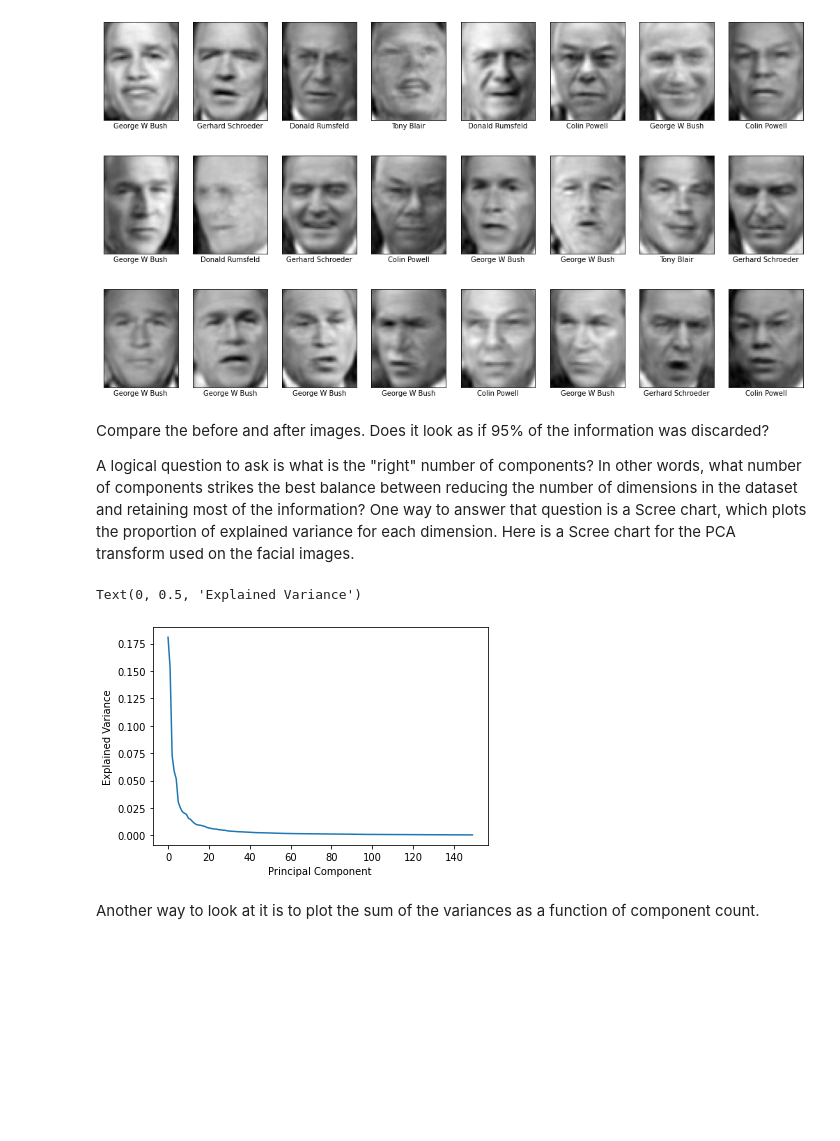
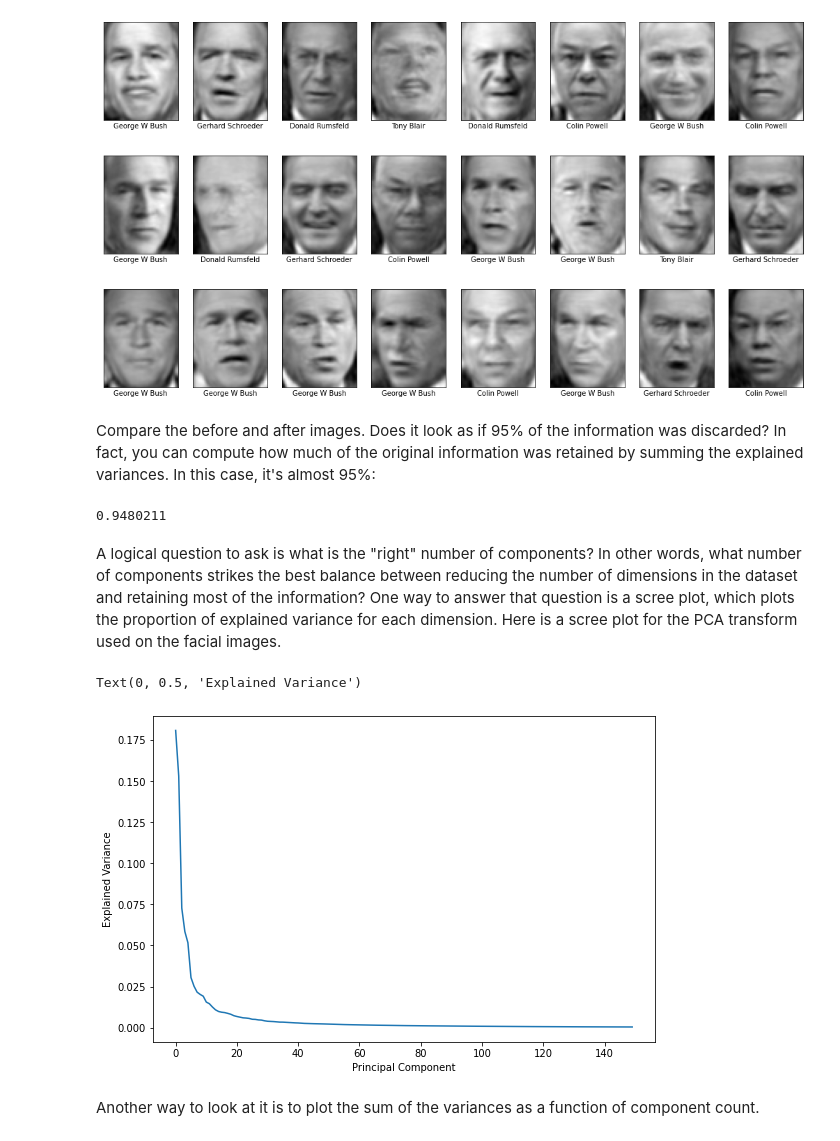
Before and after one commit to jeffprosise/Machine-Learning, a Jupyter notebook: PCA.ipynb, the cells around one changed output. Drawn from its saved outputs; the diff is of its cells as text; code cells hidden in the pictures; blank space fills up the shorter version.

```diff
--- a/PCA.ipynb
+++ b/PCA.ipynb
@@ -100,7 +99,7 @@ for i, axi in enumerate(ax.flat):
 # %% [markdown]
 Now reduce 2,914 dimensions (62 x 47) to 150 using PCA and invert the transform to restore the facial images.
 # %%
-pca = PCA(n_components=150, whiten=True, svd_solver='randomized', random_state=0)
+pca = PCA(n_components=150, random_state=0)
 pca_faces = pca.fit_transform(faces.data)
 unpca_faces = pca.inverse_transform(pca_faces).reshape(1140, 62, 47)
 # %% [markdown]
@@ -113,17 +112,22 @@ for i, axi in enumerate(ax.flat):
     axi.set(xticks=[], yticks=[], xlabel=faces.target_names[faces.target[i]])
 # %% [output]
 [figure]
+# %% [markdown]
+Compare the before and after images. Does it look as if 95% of the information was discarded? In fact, you can compute how much of the original information was retained by summing the explained variances. In this case, it's almost 95%:
+# %%
+np.sum(pca.explained_variance_ratio_)
+# %% [output]
+0.9480211
 # %% [markdown]
-Compare the before and after images. Does it look as if 95% of the information was discarded?
-
-A logical question to ask is what is the "right" number of components? In other words, what number of components strikes the best balance between reducing the number of dimensions in the dataset and retaining most of the information? One way to answer that question is a Scree chart, which plots the proportion of explained variance for each dimension. Here is a Scree chart for the PCA transform used on the facial images.
+A logical question to ask is what is the "right" number of components? In other words, what number of components strikes the best balance between reducing the number of dimensions in the dataset and retaining most of the information? One way to answer that question is a scree plot, which plots the proportion of explained variance for each dimension. Here is a scree plot for the PCA transform used on the facial images.
 # %%
+plt.figure(figsize=(9, 6))
 plt.plot(pca.explained_variance_ratio_)
 plt.xlabel('Principal Component')
 plt.ylabel('Explained Variance')
 # %% [output]
 Text(0, 0.5, 'Explained Variance')
-[figure, old version]
+[figure, new version]
 # %% [markdown]
 Another way to look at it is to plot the sum of the variances as a function of component count.
 # %%
```
Also changed, not shown: parts of 20 cells of this notebook.
